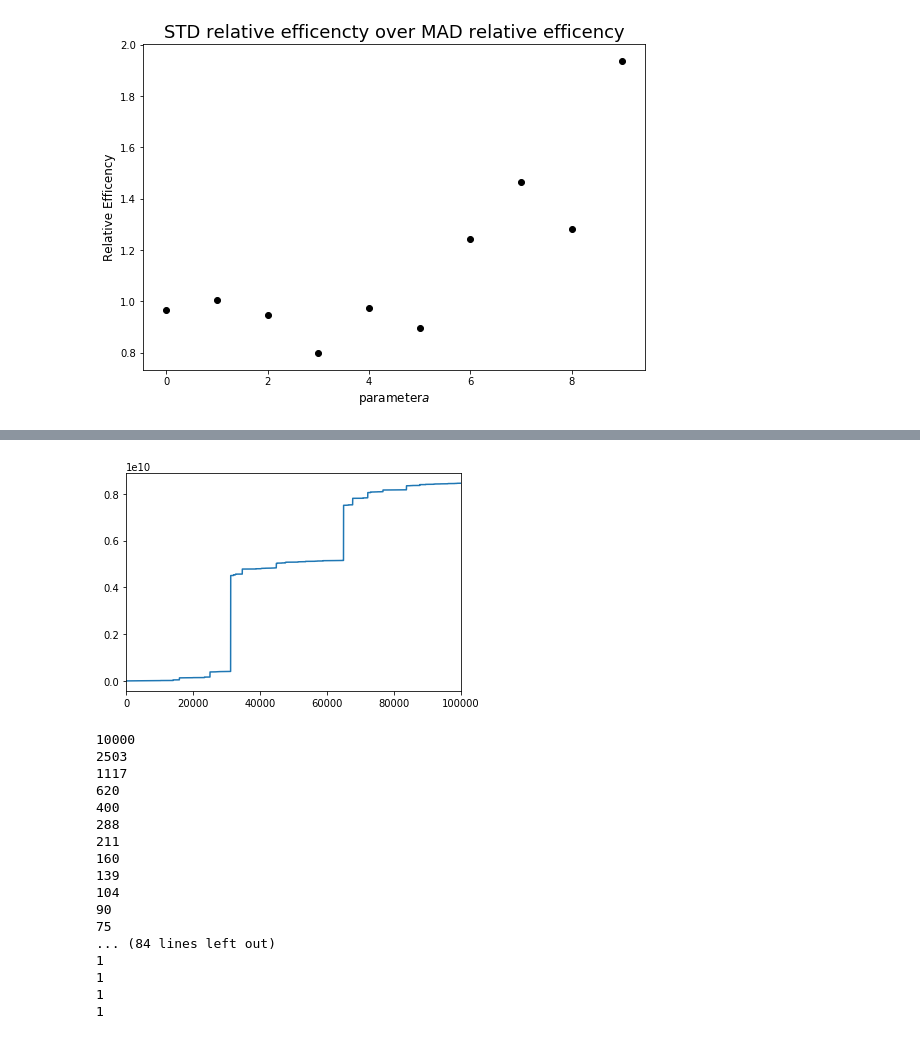
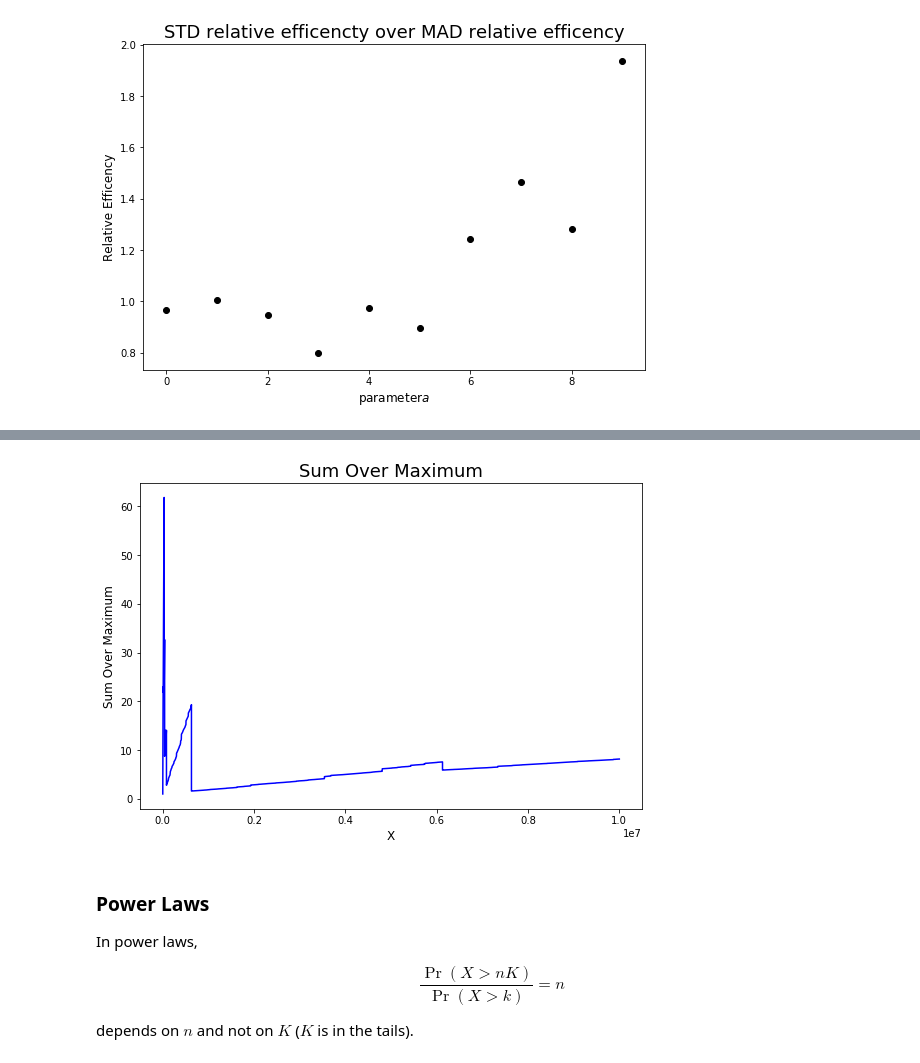
Before and after one commit to lucaberlanda/Magazzino, a Jupyter notebook: StatsAndProbability/FatTails/FatTailsNotes.ipynb, the cells around one changed output, grey strips where cells are left out. Drawn from its saved outputs; the diff is of its cells as text; code cells hidden in the pictures.

```diff
--- a/StatsAndProbability/FatTails/FatTailsNotes.ipynb
+++ b/StatsAndProbability/FatTails/FatTailsNotes.ipynb
@@ -269,5 +277,0 @@ a = pd.Series(np.random.pareto(0.5, 100000))
-# %%
-a.expanding().sum().reset_index().iloc[:, 1].plot()
-plt.show()
-# %% [output]
-[figure, removed]
@@ -276,21 +278,14 @@ x_range = np.arange(0, 100)
-# %%
-for i in x_range:
-    print(len(a[a > i].index))
-# %% [output]
-10000
-2503
-1117
-620
-400
-288
-211
-160
-139
-104
-90
-75
-... (84 lines left out)
-1
-1
-1
-1
+# %%
+ax = generate_ax('Sum Over Maximum', 'X', 'Sum Over Maximum')
+(s.expanding().sum() / s.expanding().max()).plot(ax=ax, color='blue')
+plt.show()
+# %% [output]
+[figure, added]
+# %% [markdown]
+### <span style='font-family:Georgia'> Power Laws
+
+In power laws,
+
+$$ \frac{\Pr(X > nK)}{\Pr (X > k)} = n$$
+
+depends on $n$ and not on $K$ ($K$ is in the tails).
```
Also changed, not shown: parts of 16 cells of this notebook, 16 other files.
